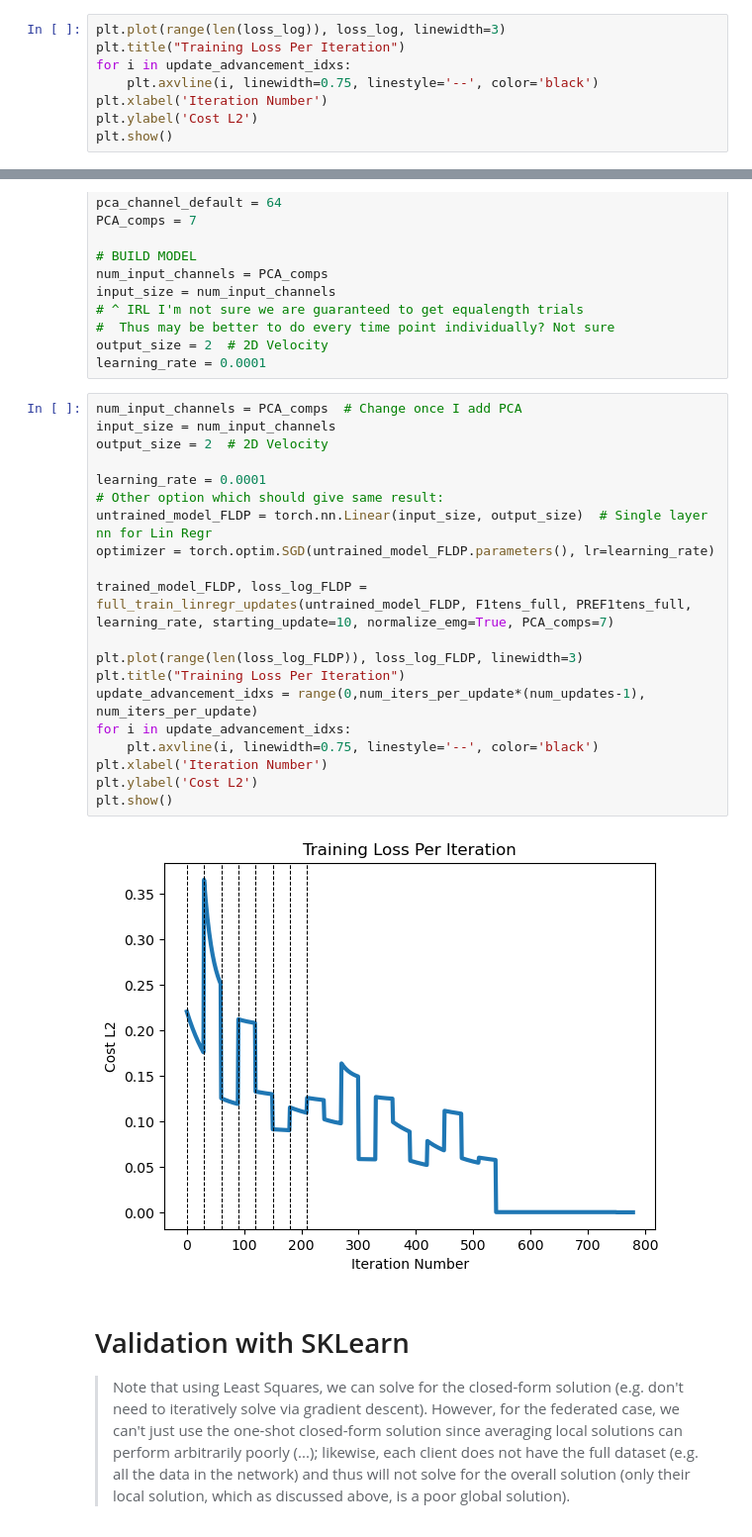
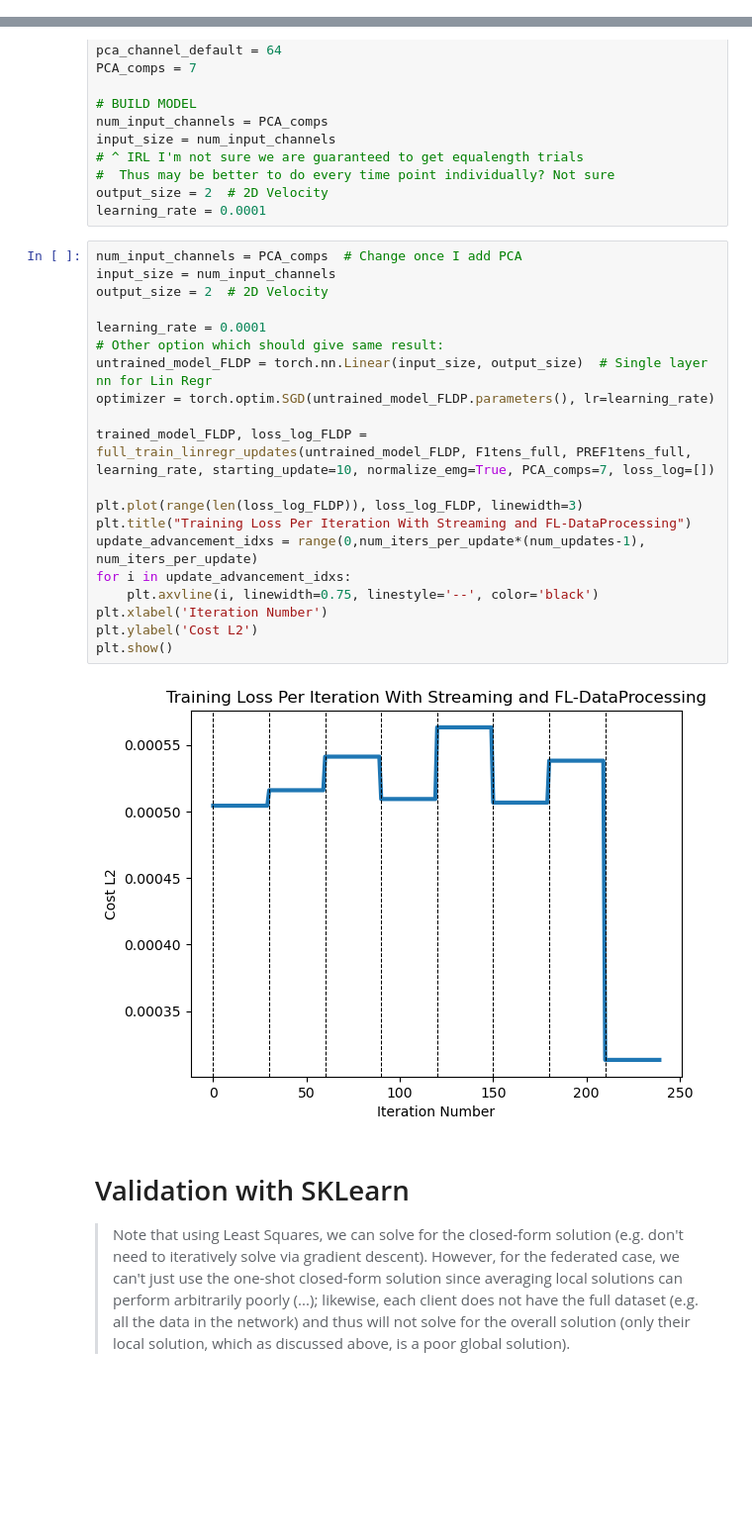
Before and after one commit to kdmalc/personalization-privacy-risk, a Jupyter notebook: Personalized_Federated_Learning/102_LinRegr_FDV.ipynb, the cells around one changed output, grey strips where cells are left out. Shown at 99% size. Cells and saved outputs as stored; diff of their text form; blank space fills up the shorter version.

```diff
--- a/Personalized_Federated_Learning/102_LinRegr_FDV.ipynb
+++ b/Personalized_Federated_Learning/102_LinRegr_FDV.ipynb
@@ -129,8 +100,0 @@ range(0, 540, 30)
-# %%
-plt.plot(range(len(loss_log)), loss_log, linewidth=3)
-plt.title("Training Loss Per Iteration")
-for i in update_advancement_idxs:
-    plt.axvline(i, linewidth=0.75, linestyle='--', color='black')
-plt.xlabel('Iteration Number')
-plt.ylabel('Cost L2')
-plt.show()
@@ -174,25 +118,25 @@ learning_rate = 0.0001
 # %%
 num_input_channels = PCA_comps  # Change once I add PCA
 input_size = num_input_channels
 output_size = 2  # 2D Velocity
 
 learning_rate = 0.0001
 # Other option which should give same result:
 untrained_model_FLDP = torch.nn.Linear(input_size, output_size)  # Single layer nn for Lin Regr
 optimizer = torch.optim.SGD(untrained_model_FLDP.parameters(), lr=learning_rate)
 
-trained_model_FLDP, loss_log_FLDP = full_train_linregr_updates(untrained_model_FLDP, F1tens_full, PREF1tens_full, learning_rate, starting_update=10, normalize_emg=True, PCA_comps=7)
+trained_model_FLDP, loss_log_FLDP = full_train_linregr_updates(untrained_model_FLDP, F1tens_full, PREF1tens_full, learning_rate, starting_update=10, normalize_emg=True, PCA_comps=7, loss_log=[])
 
 plt.plot(range(len(loss_log_FLDP)), loss_log_FLDP, linewidth=3)
-plt.title("Training Loss Per Iteration")
+plt.title("Training Loss Per Iteration With Streaming and FL-DataProcessing")
 update_advancement_idxs = range(0,num_iters_per_update*(num_updates-1), num_iters_per_update)
 for i in update_advancement_idxs:
     plt.axvline(i, linewidth=0.75, linestyle='--', color='black')
 plt.xlabel('Iteration Number')
 plt.ylabel('Cost L2')
 plt.show()
 # %% [output]
-[figure, old version]
+[figure, new version]
 # %% [markdown]
 # Validation with SKLearn
 > Note that using Least Squares, we can solve for the closed-form solution (e.g. don't need to iteratively solve via gradient descent).  However, for the federated case, we can't just use the one-shot closed-form solution since averaging local solutions can perform arbitrarily poorly (...); likewise, each client does not have the full dataset (e.g. all the data in the network) and thus will not solve for the overall solution (only their local solution, which as discussed above, is a poor global solution).
```
Also changed, not shown: parts of 13 cells of this notebook, 1 other file.
